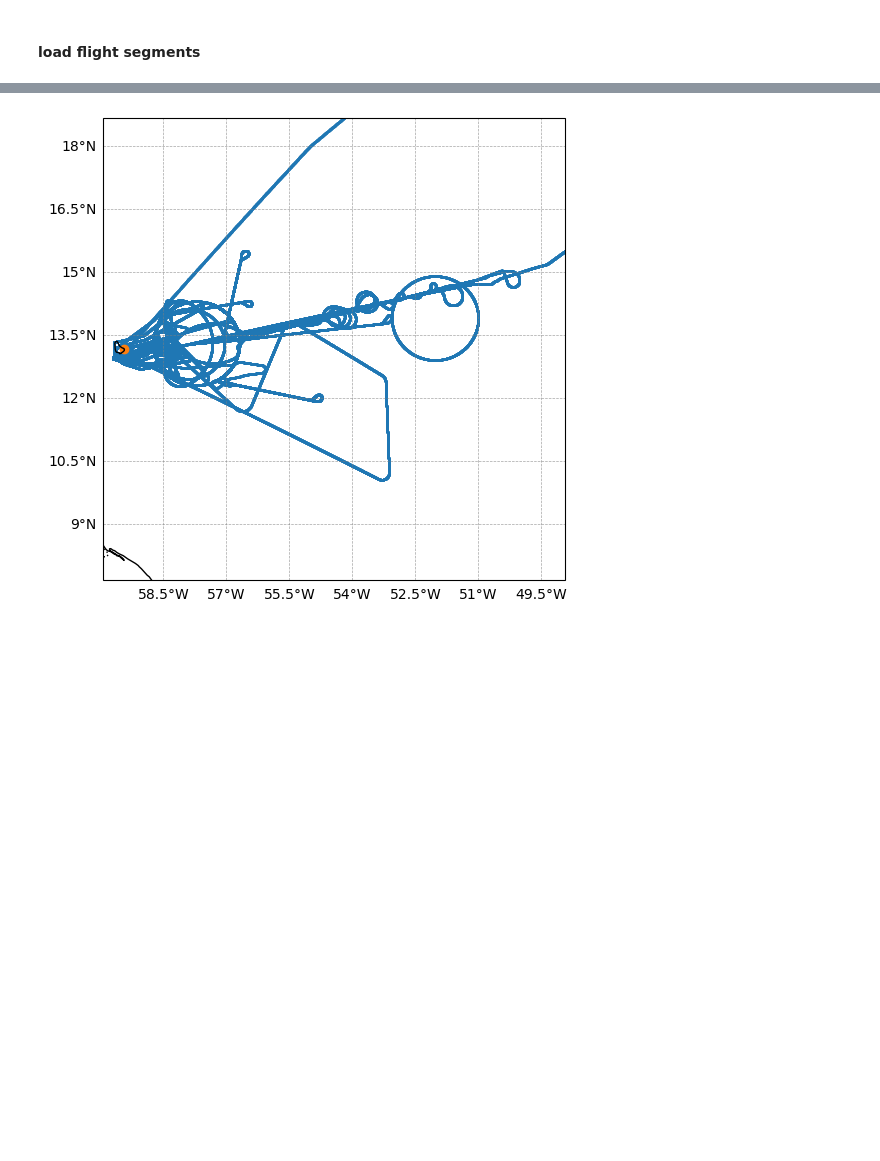
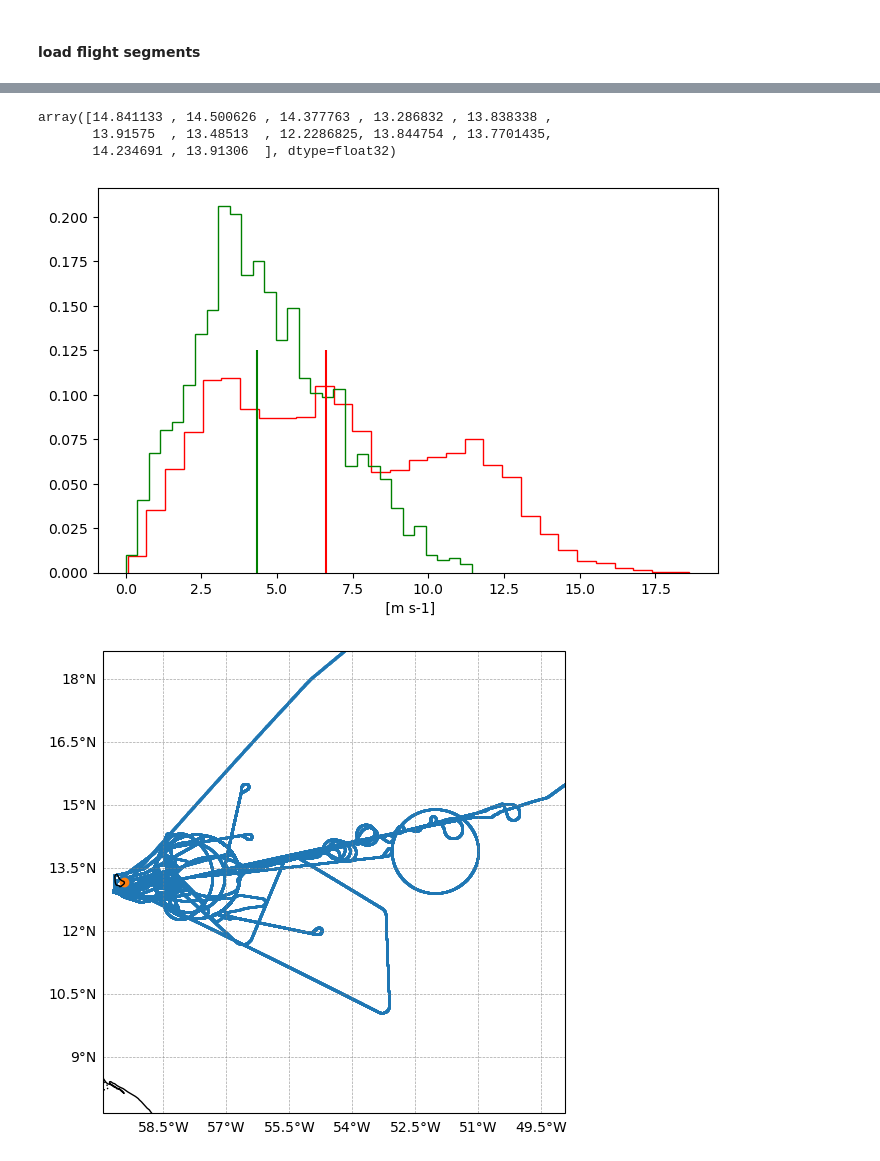
Before and after one commit to meteorologopazzo/BCO_observational, a Jupyter notebook: eurec4a_vs_orcestra_profiles.ipynb, the cells around one changed output, grey strips where cells are left out. Cells and saved outputs as stored; diff of their text form; code cells hidden in the pictures; blank space fills up the shorter version.

```diff
--- a/eurec4a_vs_orcestra_profiles.ipynb
+++ b/eurec4a_vs_orcestra_profiles.ipynb
@@ -328,3 +469,25 @@ plt.show()
+# %%
+joanne.circle_lat.values[~mask_main_eu_circle]
+# %% [output]
+array([14.841133 , 14.500626 , 14.377763 , 13.286832 , 13.838338 ,
+       13.91575  , 13.48513  , 12.2286825, 13.844754 , 13.7701435,
+       14.234691 , 13.91306  ], dtype=float32)
+# %%
+fig, ax = plt.subplots(1,1, figsize=(8, 5))
+
+(((joanne.u**2 + joanne.v**2)**(0.5))).plot.hist(ax=ax, bins=30, histtype="step",density=True, color="red")
+(((beach.u_mean**2 + beach.v_mean**2)**(0.5))).plot.hist(ax=ax, bins=30, histtype="step",density=True, color="green")
+
+
+eu_median = np.nanquantile( ((joanne.u**2 + joanne.v**2)**(0.5)).values, 0.5)
+or_median = np.nanquantile( ((beach.u_mean**2 + beach.v_mean**2)**(0.5)).values , 0.5)
+
+ax.vlines(eu_median , ymin=0, ymax=0.125, color="red" )
+ax.vlines(or_median , ymin=0, ymax=0.125, color="green" )
+
+plt.show()
+# %% [output]
+[figure, added]
 # %%
 dt = np.timedelta64(30, "m").astype("timedelta64[ns]") #np.timedelta64(20, "m") / np.timedelta64(1, "ns")
 
```
Also changed, not shown: parts of 10 cells of this notebook, 2 other files.
